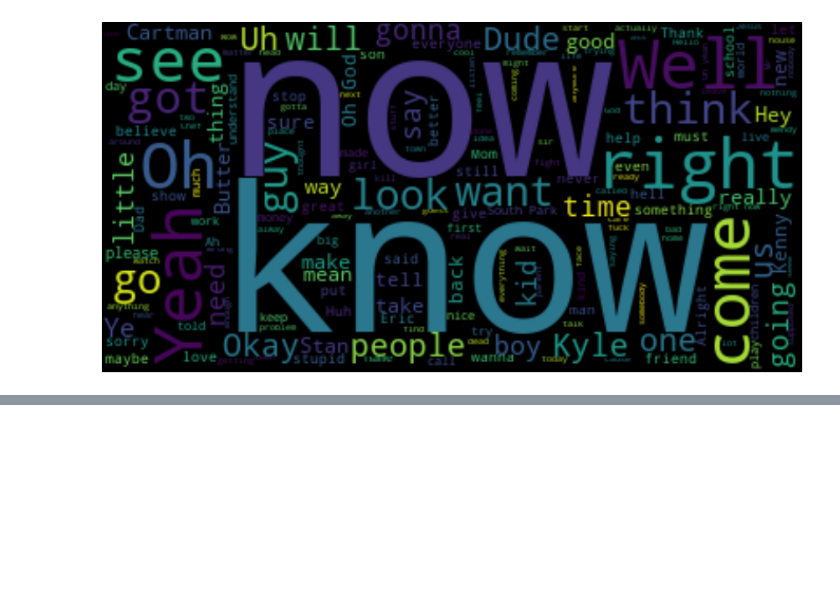
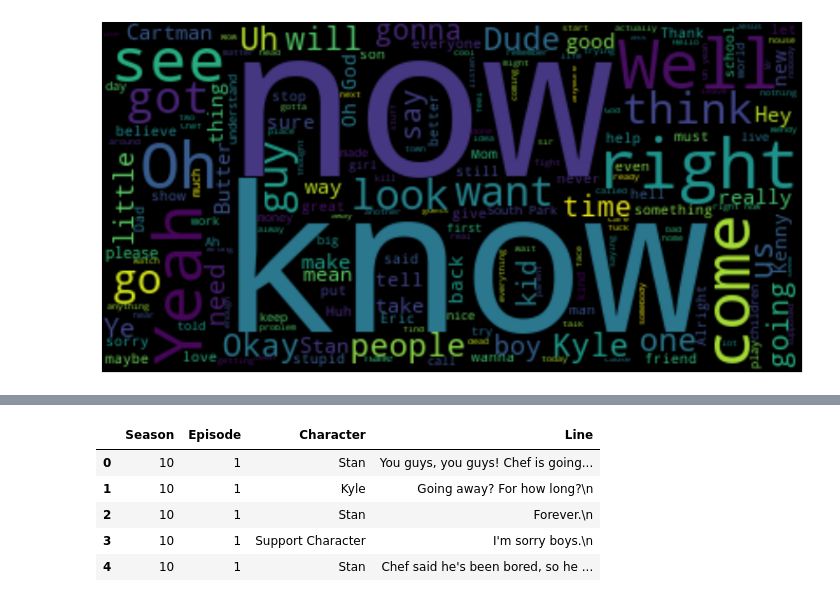
Before and after one commit to twillstw/NLP-with-South-Park, a Jupyter notebook: reports/sp_scratchpad.ipynb, the cells around one changed output, grey strips where cells are left out. Saved outputs shown, nothing was run; the diff lists cells and outputs as text; code cells hidden in the pictures; blank space fills up the shorter version.

```diff
--- a/reports/sp_scratchpad.ipynb
+++ b/reports/sp_scratchpad.ipynb
@@ -270,0 +363,9 @@ _ = plt.axis('off')
+# %%
+lines_final.head()
+# %% [output]
+|  | Season | Episode | Character | Line |
+| 0 | 10 | 1 | Stan | You guys, you guys! Chef is going... |
+| 1 | 10 | 1 | Kyle | Going away? For how long?\n |
+| 2 | 10 | 1 | Stan | Forever.\n |
+| 3 | 10 | 1 | Support Character | I'm sorry boys.\n |
+| 4 | 10 | 1 | Stan | Chef said he's been bored, so he ... |
```
Also changed, not shown: parts of 42 cells of this notebook.
